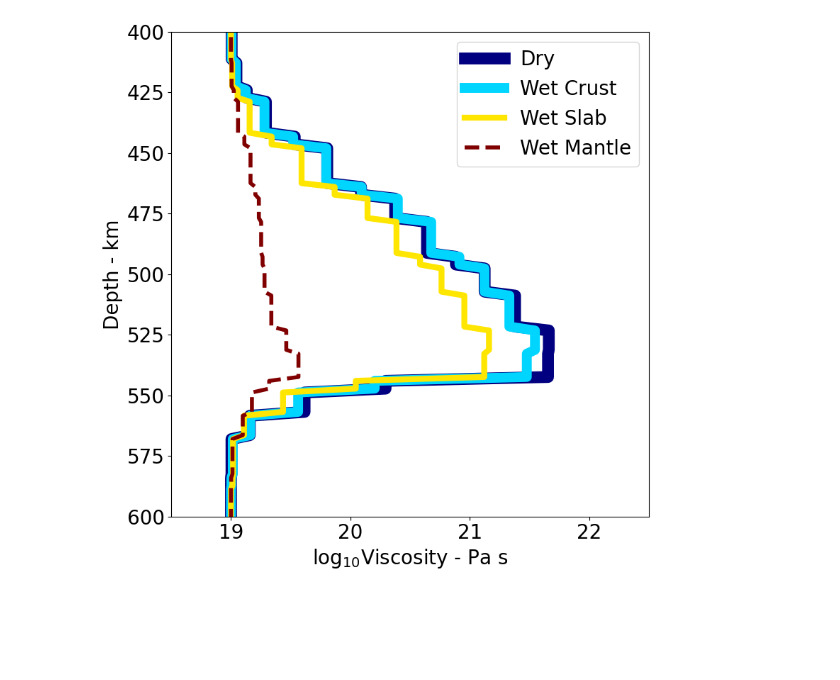
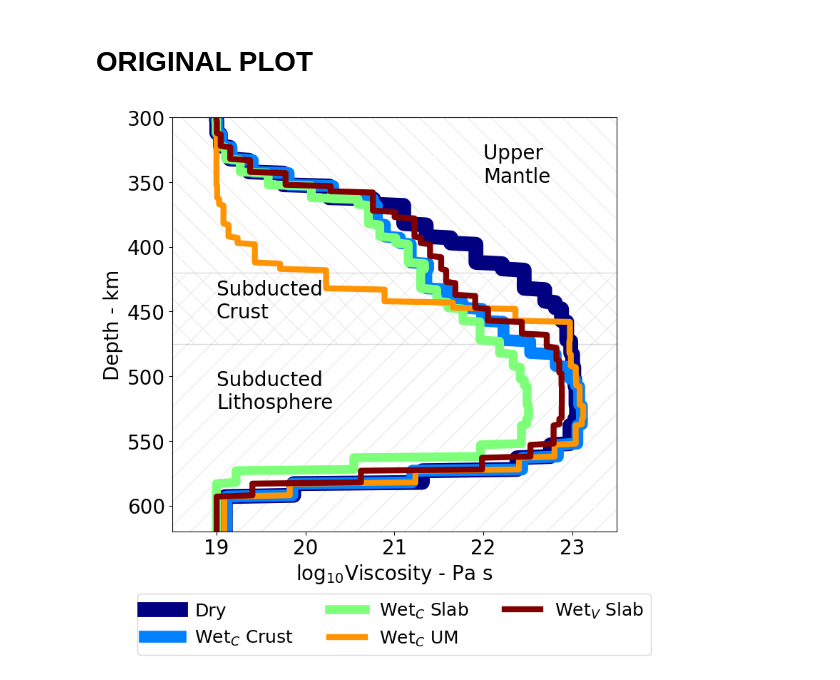
Before and after one commit to danieldouglas92/paper-constraining-interface-rheology-hydration-3d-hikurangi-subduction, a Jupyter notebook: main_figures/viscosity_profile.ipynb, the cells around one changed output. Drawn from its saved outputs; the diff is of its cells as text; code cells hidden in the pictures; blank space fills up the shorter version.

Commit message:
update main figures

```diff
--- a/main_figures/viscosity_profile.ipynb
+++ b/main_figures/viscosity_profile.ipynb
@@ -44,7 +45,7 @@ plt.colorbar()
 plt.scatter(coast_arr[:, 0], coast_arr[:, 1], c='r', s=0.1)
 
 lat_value = -37
-lon_value = 175
+lon_value = 175.5
 
 plt.scatter(lon_value, lat_value)
 plt.plot(AUS_TVZ[:, 0], AUS_TVZ[:, 1], c='lime')
@@ -141,8 +166,18 @@ for i in range(len(path_array)):
 # %%
-UM_indices = np.where(upper_mantle >= 0.5)
+UM_indices = np.where(upper_mantle >= 0.99)
 UM_X = dry_positions[:, 0][UM_indices]
 UM_Y = dry_positions[:, 1][UM_indices]
 UM_Z = dry_positions[:, 2][UM_indices]
+
+crust_indices = np.where(crust >= 0.99)
+crust_X = dry_positions[:, 0][crust_indices]
+crust_Y = dry_positions[:, 1][crust_indices]
+crust_Z = dry_positions[:, 2][crust_indices]
+
+slab_indices  = np.where(slab >= 0.99)
+slab_X = dry_positions[:, 0][slab_indices]
+slab_Y = dry_positions[:, 1][slab_indices]
+slab_Z = dry_positions[:, 2][slab_indices]
 # %%
 dry_ASPECT_r, dry_ASPECT_phi, dry_ASPECT_theta = cartesian_to_spherical(dry_positions[:, 0], dry_positions[:, 1], dry_positions[:, 2])
 crust_ASPECT_r, crust_ASPECT_phi, crust_ASPECT_theta = cartesian_to_spherical(wet_crust_positions[:, 0], wet_crust_positions[:, 1], wet_crust_positions[:, 2])
@@ -230,25 +350,57 @@ UM_depth = (dry_ASPECT_r[np.where(upper_mantle >= 0.5)] - 6371e3) / 1e3
+# %% [markdown]
+# ORIGINAL PLOT
 # %%
 from matplotlib import cm
 
-cm_subsection = np.linspace(0., 1, 4)
+cm_subsection = np.linspace(0., 1, 5)
 colors = [ cm.jet(x) for x in cm_subsection ]
 
 depth_vals = (6371e3 - radius_array) / 1e3
 plt.figure(dpi=100, figsize=(8, 8))
-plt.plot(np.log10(dry_visc_profile), depth_vals, lw=12, label='Dry', c=colors[0])
-plt.plot(np.log10(crust_visc_profile), depth_vals, lw=10, label='Wet Crust', c=colors[1])
-plt.plot(np.log10(slab_visc_profile), depth_vals, lw=6, label='Wet Slab', c=colors[2])
-plt.plot(np.log10(mantle_visc_profile), depth_vals, lw=4, label='Wet Mantle', c=colors[3], ls='--')
-plt.legend(fontsize=20)
-plt.ylim(400, 600)
-plt.xlim(18.5, 22.5)
+plt.plot(np.log10(dry_visc_profile),    depth_vals, lw=15, label='Dry',           c=colors[0])
+plt.plot(np.log10(crust_visc_profile),  depth_vals, lw=12, label='Wet$_C$ Crust', c=colors[1])
+plt.plot(np.log10(slab_visc_profile),   depth_vals, lw=9,  label='Wet$_C$ Slab',  c=colors[2])
+plt.plot(np.log10(mantle_visc_profile), depth_vals, lw=6,  label='Wet$_C$ UM',    c=colors[3], ls='-')
+plt.plot(np.log10(het_visc_profile),    depth_vals, lw=6,  label='Wet$_V$ Slab',  c=colors[4], ls='-')
+
+transparency_val = 0.075
+UM_rect = patches.Rectangle((min_visc_point, min_mantle_depth),
+                            (max_visc_point - min_visc_point), (max_mantle_depth - min_mantle_depth),
+                             facecolor='none', edgecolor='black', hatch='\\',
+                            lw=1, alpha=transparency_val)
+plt.gca().add_patch(UM_rect)
+
+CRUST_rect = patches.Rectangle((min_visc_point, min_crust_depth),
+                               (max_visc_point - min_visc_point), (max_crust_depth - min_crust_depth),
+                                facecolor='none', edgecolor='black', hatch='x',
+                               lw=1, alpha=transparency_val)
+plt.gca().add_patch(CRUST_rect)
+
+SLAB_rect = patches.Rectangle((min_visc_point, min_slab_depth),
+                              (max_visc_point - min_visc_point), (max_slab_depth - min_slab_depth + 50),
+                               facecolor='none', edgecolor='black', hatch='/',
+                               lw=1, alpha=transparency_val)
+plt.gca().add_patch(SLAB_rect)
+
+plt.text(22, 350, "Upper \nMantle", fontsize=20)
+plt.text(19, 455, "Subducted \nCrust", fontsize=20)
+plt.text(19, 525, "Subducted \nLithosphere", fontsize=20)
+
+plt.legend(fontsize=18, ncol=3,
+           loc="upper center",
+           bbox_to_anchor=(0.5, -0.15),
+           borderaxespad=0)
+
+plt.ylim(300, 620)
+# plt.ylim(0, 200)
+plt.xlim(18.5, 23.5)
 plt.gca().invert_yaxis()
 plt.ylabel('Depth - km', fontsize=20)
 plt.xlabel('log$_{10}$Viscosity - Pa s', fontsize=20)
-plt.xticks([19, 20, 21, 22])
+plt.xticks([19, 20, 21, 22, 23])
 plt.tick_params(labelsize=20)
 plt.tight_layout()
-plt.savefig('depth_viscosity_profile.png')
+plt.savefig('depth_viscosity.png')
 plt.show()
 # %% [output]
-[figure, old version]
+[figure, new version]
```
Also changed, not shown: parts of 19 cells of this notebook, 54 other files.
